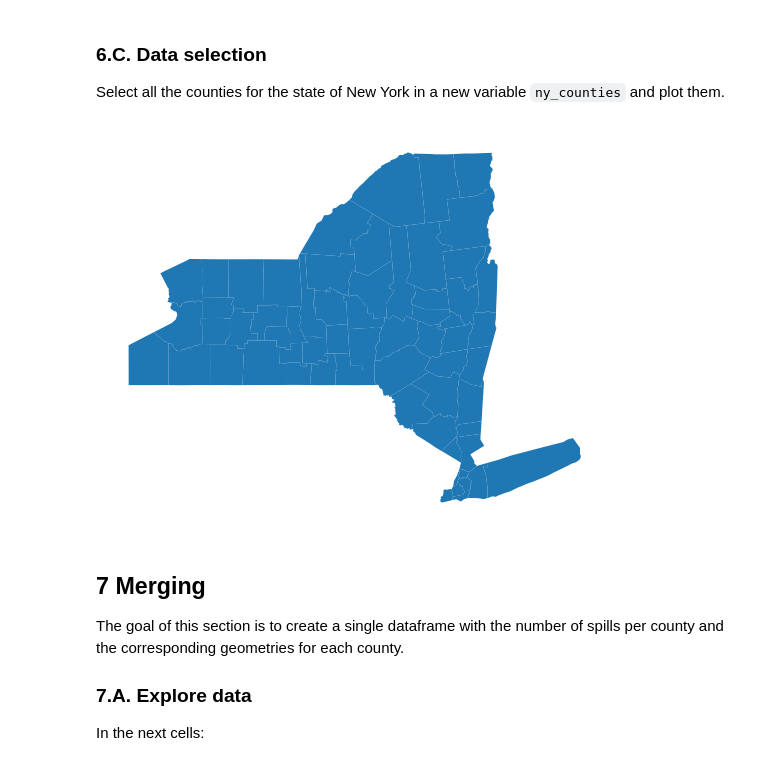
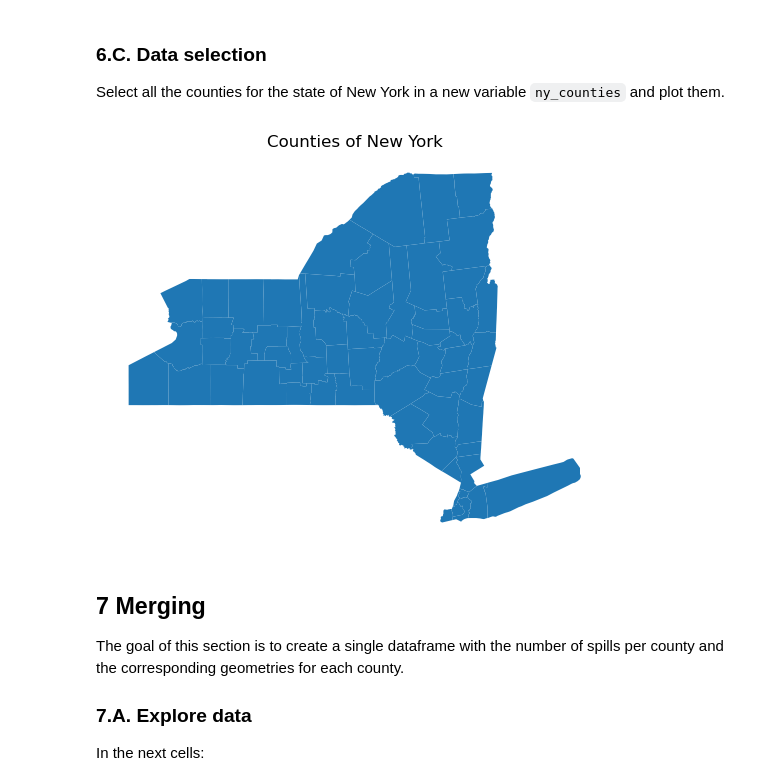
Before and after one commit to stephenccodes/eds220-hwk3, a Jupyter notebook: hwk3-task2-oil-spills.ipynb, the cells around one changed output. Cells and saved outputs as stored; diff of their text form; code cells hidden in the pictures.

```diff
--- a/hwk3-task2-oil-spills.ipynb
+++ b/hwk3-task2-oil-spills.ipynb
@@ -504,16 +503,16 @@ Select all the counties for the state of New York in a new variable `ny_counties
 # %%
 # List all of the counties in New York
 # Find the corresponding value for New York(36) in the 'statefp' column by reading metadata
 ny_counties = counties[counties.statefp == '36']
 
 # Plot the counties
 fig, ax = plt.subplots(figsize = (9, 5))
 ax.axis('off') # Remove axes for cleaner map
 ny_counties.plot(ax = ax)
-
+plt.title("Counties of New York")
 plt.show()
 # %% [output]
-[figure, old version]
+[figure, new version]
 # %% [markdown]
 ## 7 Merging
 
```
Also changed, not shown: parts of 5 cells of this notebook.
